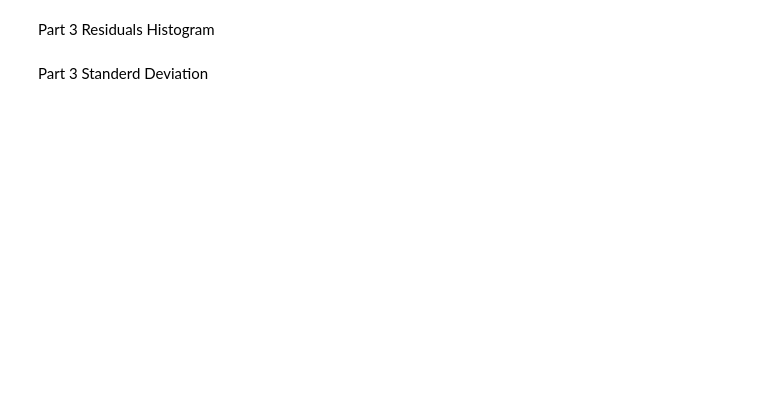
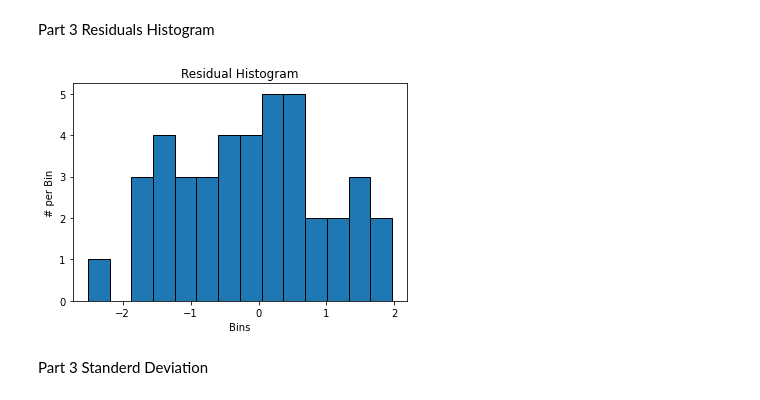
Before and after one commit to mmsmilie/The-Group-Project, a Jupyter notebook: Group.ipynb, the cells around one changed output. Drawn from its saved outputs; the diff is of its cells as text; code cells hidden in the pictures; blank space fills up the shorter version.

```diff
--- a/Group.ipynb
+++ b/Group.ipynb
@@ -74,9 +78,14 @@ Residuals Histogram
 # %%
 n_bins = 14
 
 plt.hist(Residuals,bins=n_bins,edgecolor = 'black')
+plt.xlabel('Bins')
+plt.ylabel('# per Bin')
+plt.title('Residual Histogram')
 
 plt.show()
+# %% [output]
+[figure, added]
 # %% [markdown]
 Part 3 Standerd Deviation
 # %%
```
Also changed, not shown: parts of 4 cells of this notebook, 2 other files.
